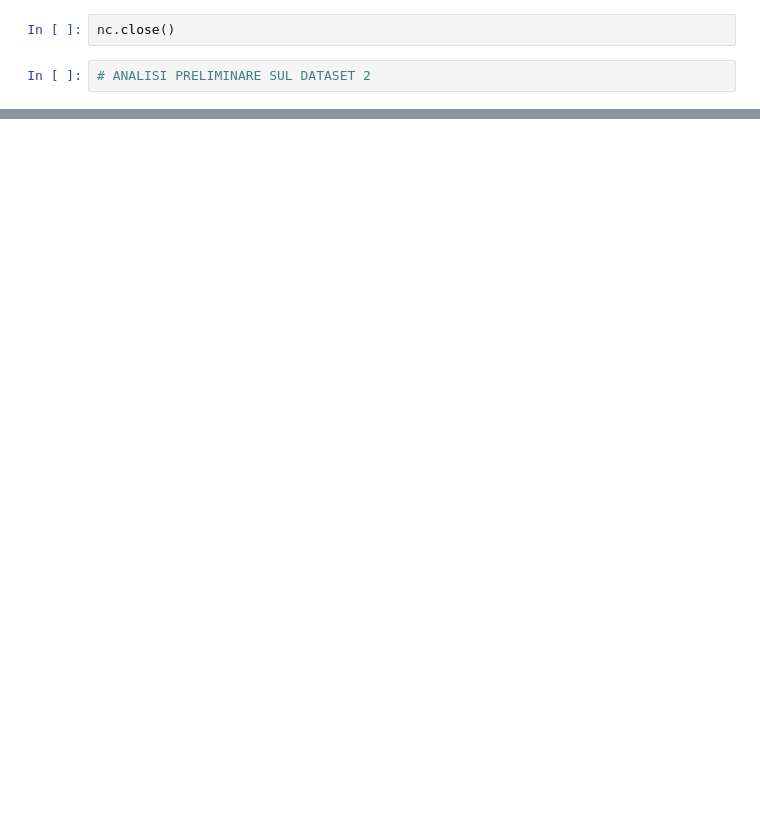
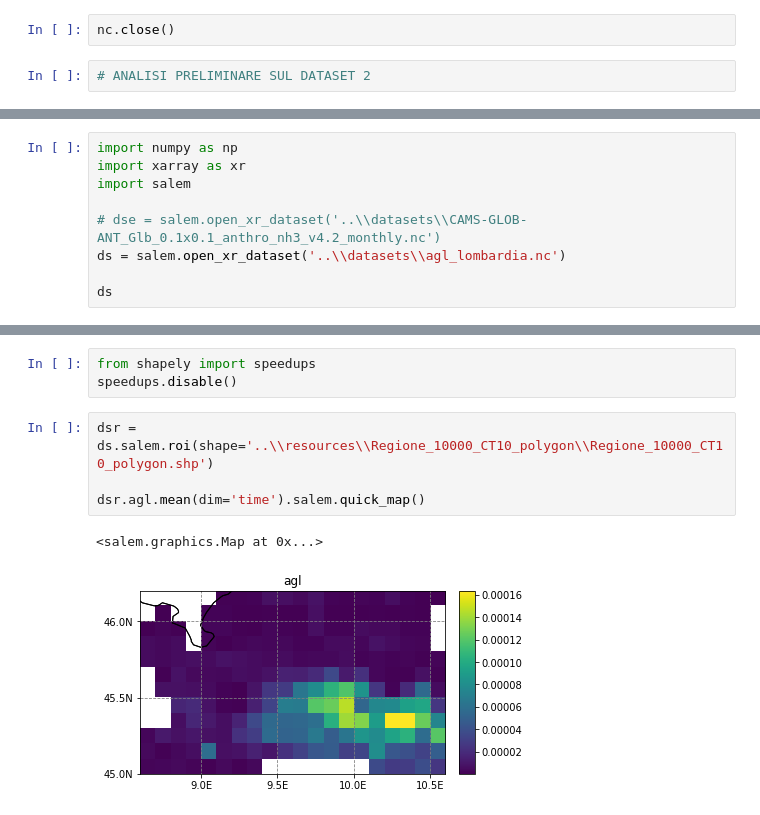
Before and after one commit to samuelexferri/unibg-statistic2, a Jupyter notebook: notebooks/netcdf.ipynb, the cells around one changed output, grey strips where cells are left out. Saved outputs shown, nothing was run; the diff lists cells and outputs as text; blank space fills up the shorter version.

Commit message:
Update resources and notebooks

```diff
--- a/notebooks/netcdf.ipynb
+++ b/notebooks/netcdf.ipynb
@@ -99,0 +79,9 @@ df.plot()
+# %%
+import numpy as np
+import xarray as xr
+import salem
+
+# dse = salem.open_xr_dataset('..\\datasets\\CAMS-GLOB-ANT_Glb_0.1x0.1_anthro_nh3_v4.2_monthly.nc')
+ds = salem.open_xr_dataset('..\\datasets\\agl_lombardia.nc')
+
+ds
@@ -99,0 +99,10 @@ df.plot()
+# %%
+from shapely import speedups
+speedups.disable()
+# %%
+dsr = ds.salem.roi(shape='..\\resources\\Regione_10000_CT10_polygon\\Regione_10000_CT10_polygon.shp')
+
+dsr.agl.mean(dim='time').salem.quick_map()
+# %% [output]
+<salem.graphics.Map at 0x...>
+[figure, added]
```
Also changed, not shown: parts of 15 cells of this notebook, 51 other files.
